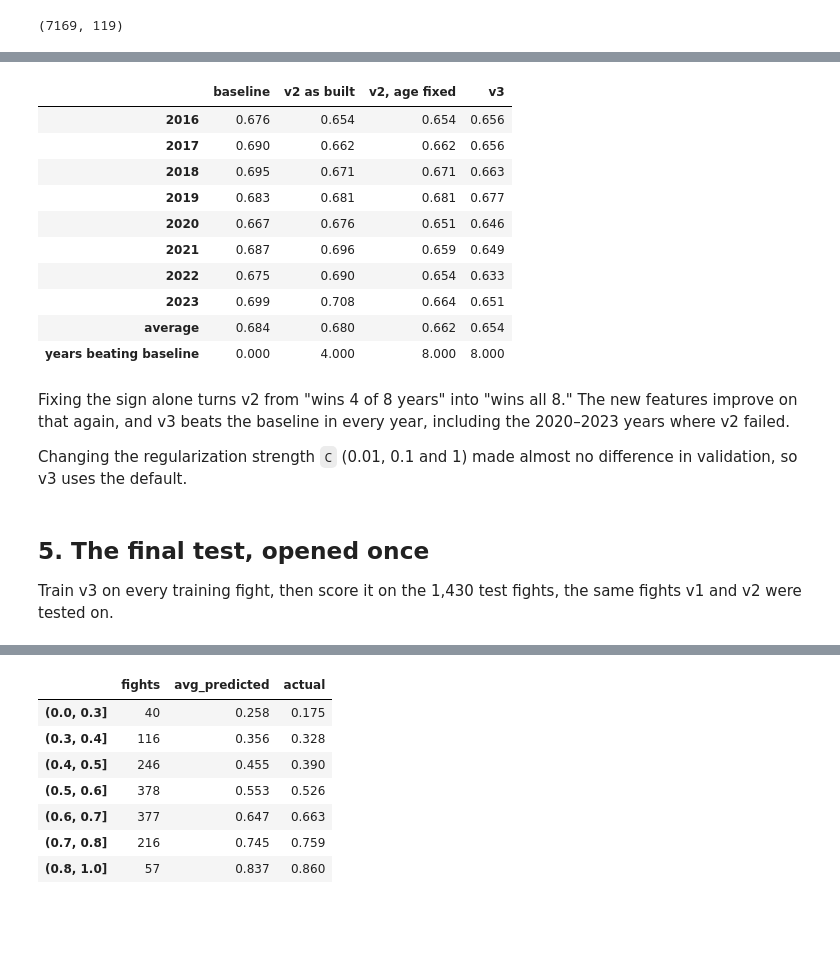
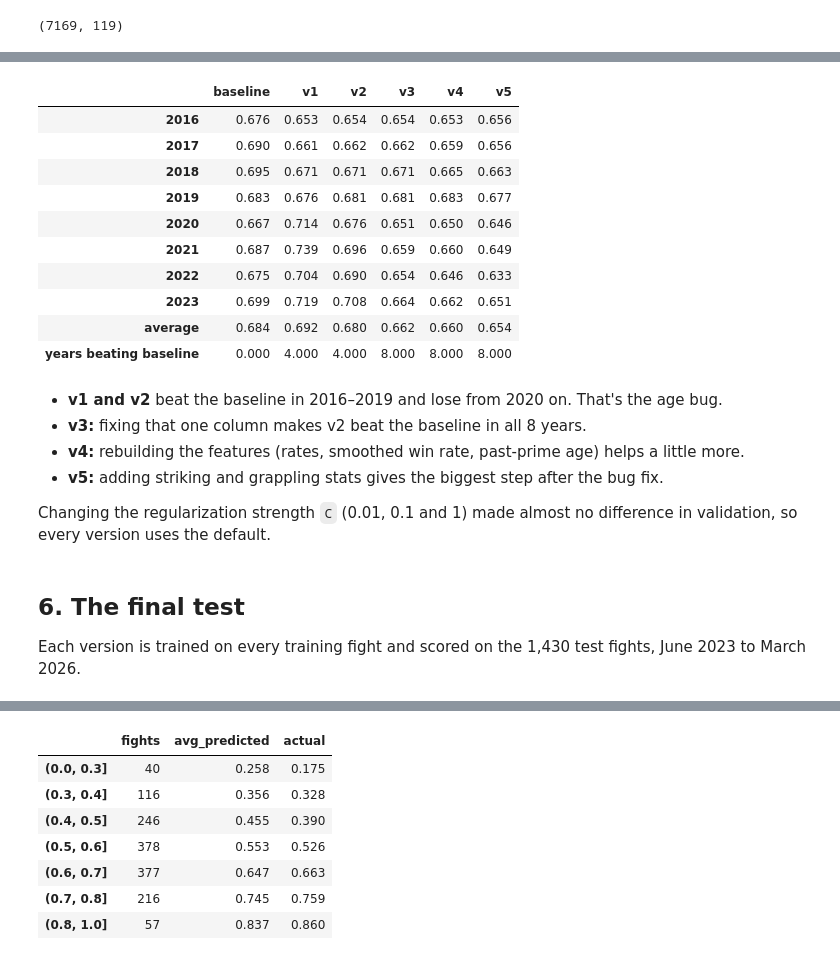
Before and after one commit to ibra-zhan/ufc-predictor, a Jupyter notebook: ufc_predictor.ipynb, the cells around one changed output, grey strips where cells are left out. Cells and saved outputs as stored; diff of their text form; code cells hidden in the pictures; blank space fills up the shorter version.

```diff
--- a/v3_model.ipynb
+++ b/ufc_predictor.ipynb
@@ -151,58 +171,46 @@ Your loop from the last notebook, turned into a function so it can score any ver
 # %%
 def walk_forward(feature_cols, data):
     data = data[data["date"] <= "2023-06-03"]          # never touch the test set
     model_scores = []
     base_scores = []
     for i in range(2016, 2024):
         past = data[data["date"].dt.year < i]
         valid = data[data["date"].dt.year == i]
         model = make_model().fit(past[feature_cols], past["red_win"])
         probas = model.predict_proba(valid[feature_cols])[:, 1]
         baseline = [past["red_win"].mean()] * len(valid)
         model_scores.append(log_loss(valid["red_win"], probas))
         base_scores.append(log_loss(valid["red_win"], baseline))
     return pd.Series(model_scores, index=range(2016, 2024)), pd.Series(base_scores, index=range(2016, 2024))
 
 
-v2_features = ["total_fights_diff", "height_dif", "reach_dif", "win_streak_dif", "rank_red", "rank_blue", "age_dif"]
-v2 = fights[["date", "red_win", "height_dif", "reach_dif", "win_streak_dif", "age_dif"]].copy()
-v2["total_fights_diff"] = (fights["B_wins"] + fights["B_losses"]) - (fights["R_wins"] + fights["R_losses"])
-v2["rank_red"] = X_all["rank_red"]
-v2["rank_blue"] = X_all["rank_blue"]
-
-v2_fixed = v2.copy()
-v2_fixed["age_dif"] = fights["B_age"] - fights["R_age"]
-
-v2_scores, base_scores = walk_forward(v2_features, v2)
-v2_fixed_scores, _ = walk_forward(v2_features, v2_fixed)
-v3_scores, _ = walk_forward(features, model_df)
-
-comparison = pd.DataFrame({
-    "baseline": base_scores,
-    "v2 as built": v2_scores,
-    "v2, age fixed": v2_fixed_scores,
-    "v3": v3_scores,
-})
+comparison = {}
+for name, cols in versions.items():
+    comparison[name], base_scores = walk_forward(cols, model_df)
+comparison = pd.DataFrame({"baseline": base_scores, **comparison})
 comparison.loc["average"] = comparison.mean()
-comparison.loc["years beating baseline"] = (comparison.drop("average").lt(base_scores, axis=0)).sum()
+comparison.loc["years beating baseline"] = comparison.drop("average").lt(base_scores, axis=0).sum()
 comparison.round(3)
 # %% [output]
-|  | baseline | v2 as built | v2, age fixed | v3 |
-| 2016 | 0.676 | 0.654 | 0.654 | 0.656 |
-| 2017 | 0.690 | 0.662 | 0.662 | 0.656 |
-| 2018 | 0.695 | 0.671 | 0.671 | 0.663 |
-| 2019 | 0.683 | 0.681 | 0.681 | 0.677 |
-| 2020 | 0.667 | 0.676 | 0.651 | 0.646 |
-| 2021 | 0.687 | 0.696 | 0.659 | 0.649 |
-| 2022 | 0.675 | 0.690 | 0.654 | 0.633 |
-| 2023 | 0.699 | 0.708 | 0.664 | 0.651 |
-| average | 0.684 | 0.680 | 0.662 | 0.654 |
-| years beating baseline | 0.000 | 4.000 | 8.000 | 8.000 |
+|  | baseline | v1 | v2 | v3 | v4 | v5 |
+| 2016 | 0.676 | 0.653 | 0.654 | 0.654 | 0.653 | 0.656 |
+| 2017 | 0.690 | 0.661 | 0.662 | 0.662 | 0.659 | 0.656 |
+| 2018 | 0.695 | 0.671 | 0.671 | 0.671 | 0.665 | 0.663 |
+| 2019 | 0.683 | 0.676 | 0.681 | 0.681 | 0.683 | 0.677 |
+| 2020 | 0.667 | 0.714 | 0.676 | 0.651 | 0.650 | 0.646 |
+| 2021 | 0.687 | 0.739 | 0.696 | 0.659 | 0.660 | 0.649 |
+| 2022 | 0.675 | 0.704 | 0.690 | 0.654 | 0.646 | 0.633 |
+| 2023 | 0.699 | 0.719 | 0.708 | 0.664 | 0.662 | 0.651 |
+| average | 0.684 | 0.692 | 0.680 | 0.662 | 0.660 | 0.654 |
+| years beating baseline | 0.000 | 4.000 | 4.000 | 8.000 | 8.000 | 8.000 |
-# %% [markdown]
-Fixing the sign alone turns v2 from "wins 4 of 8 years" into "wins all 8." The new features improve on that again, and v3 beats the baseline in every year, including the 2020–2023 years where v2 failed.
-
-Changing the regularization strength `C` (0.01, 0.1 and 1) made almost no difference in validation, so v3 uses the default.
+# %% [markdown]
+- **v1 and v2** beat the baseline in 2016–2019 and lose from 2020 on. That's the age bug.
+- **v3:** fixing that one column makes v2 beat the baseline in all 8 years.
+- **v4:** rebuilding the features (rates, smoothed win rate, past-prime age) helps a little more.
+- **v5:** adding striking and grappling stats gives the biggest step after the bug fix.
+
+Changing the regularization strength `C` (0.01, 0.1 and 1) made almost no difference in validation, so every version uses the default.
 # %% [markdown]
-## 5. The final test, opened once
+## 6. The final test
 
-Train v3 on every training fight, then score it on the 1,430 test fights, the same fights v1 and v2 were tested on.
+Each version is trained on every training fight and scored on the 1,430 test fights, June 2023 to March 2026.
```
Also changed, not shown: parts of 24 cells of this notebook, 1 other file.
